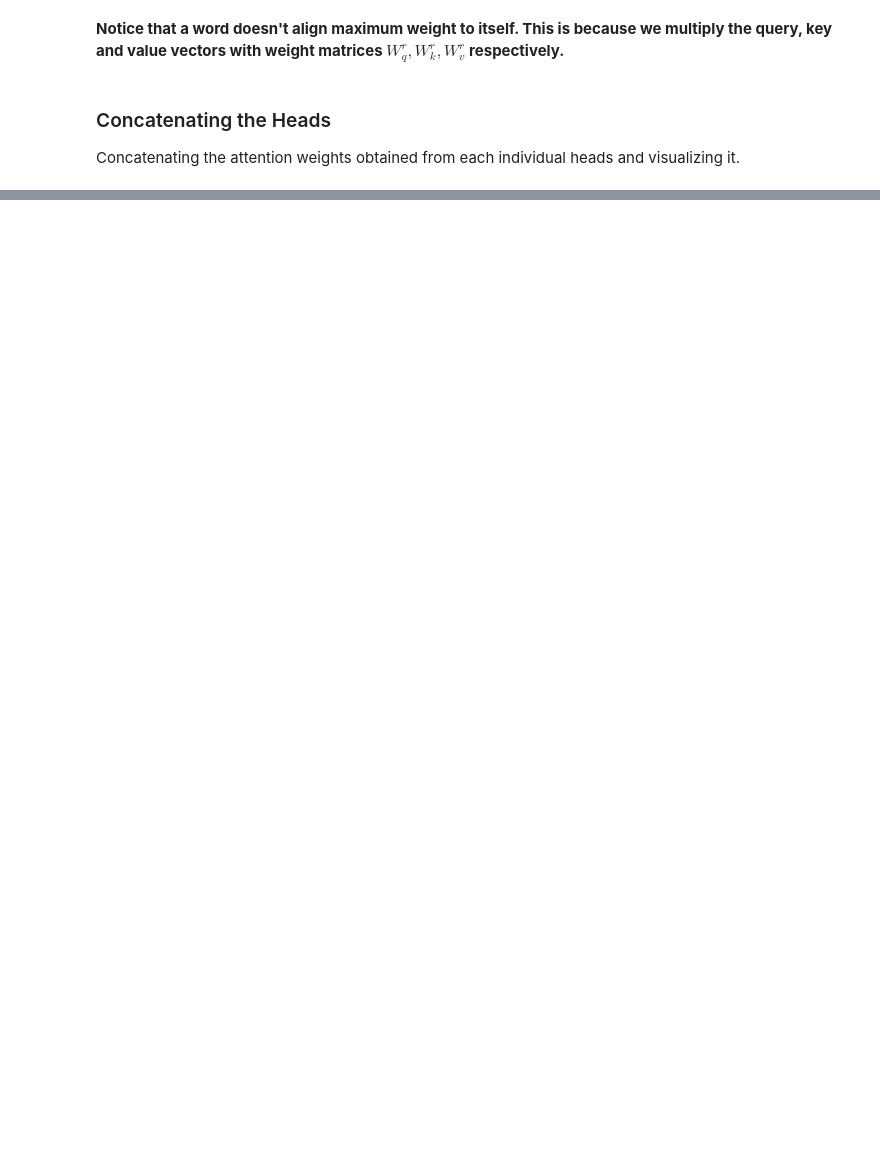
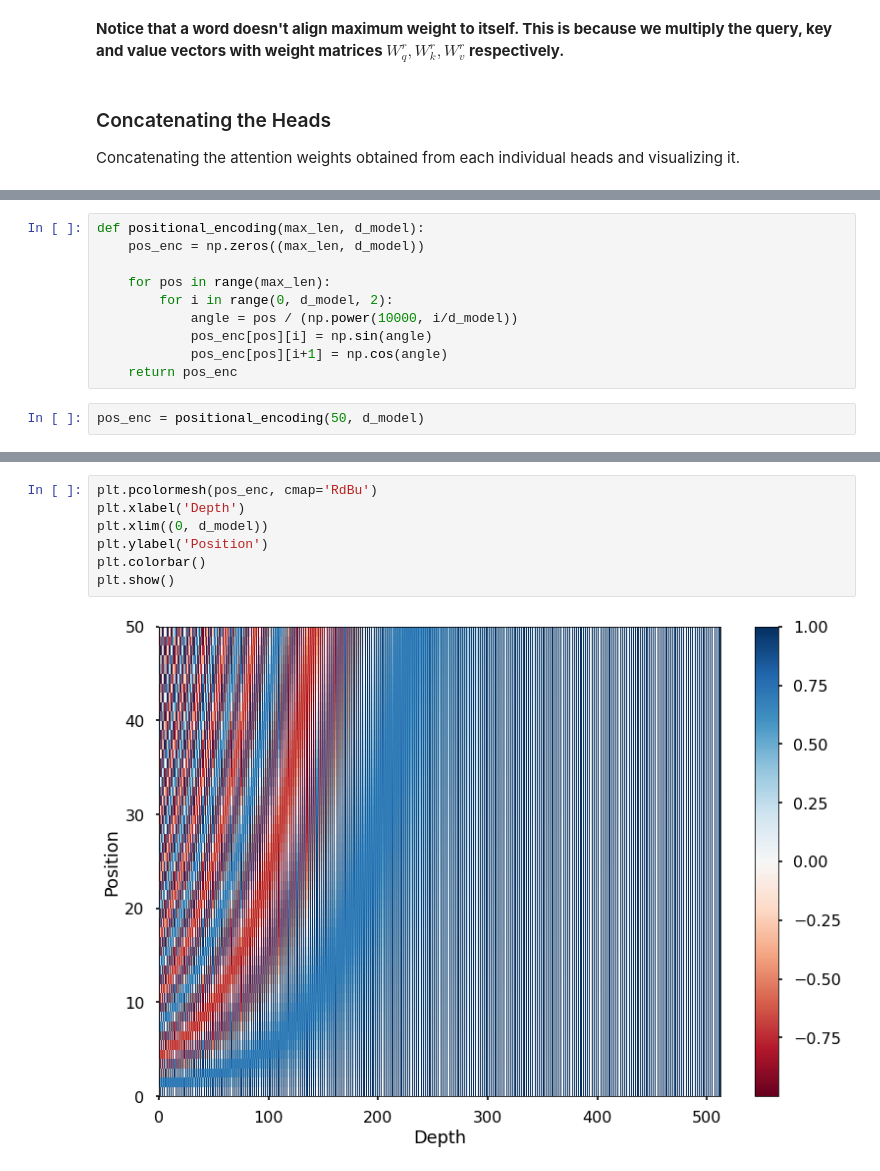
Before and after one commit to adimyth/datascience_stuff, a Jupyter notebook: nlp/Transformers.ipynb, the cells around one changed output, grey strips where cells are left out. Drawn from its saved outputs; the diff is of its cells as text; blank space fills up the shorter version.

```diff
--- a/nlp/Transformers.ipynb
+++ b/nlp/Transformers.ipynb
@@ -433,3 +449,15 @@ Since we have **no recurrent networks that can remember how sequences are fed in
 So after adding the positional encoding, **words will be closer to each other based on the similarity of their meaning and their position in the sentence**, in the $k-dimensional$ space.
 
 ![positional-encoding](https://i.imgur.com/Kc78rpW.png)
+# %%
+def positional_encoding(max_len, d_model):
+    pos_enc = np.zeros((max_len, d_model))
+
+    for pos in range(max_len):
+        for i in range(0, d_model, 2):
+            angle = pos / (np.power(10000, i/d_model))
+            pos_enc[pos][i] = np.sin(angle)
+            pos_enc[pos][i+1] = np.cos(angle)
+    return pos_enc
+# %%
+pos_enc = positional_encoding(50, d_model)
@@ -435,0 +468,9 @@ So after adding the positional encoding, **words will be closer to each other ba
+# %%
+plt.pcolormesh(pos_enc, cmap='RdBu')
+plt.xlabel('Depth')
+plt.xlim((0, d_model))
+plt.ylabel('Position')
+plt.colorbar()
+plt.show()
+# %% [output]
+[figure, added]
```
Also changed, not shown: parts of 18 cells of this notebook, 3 other files.
